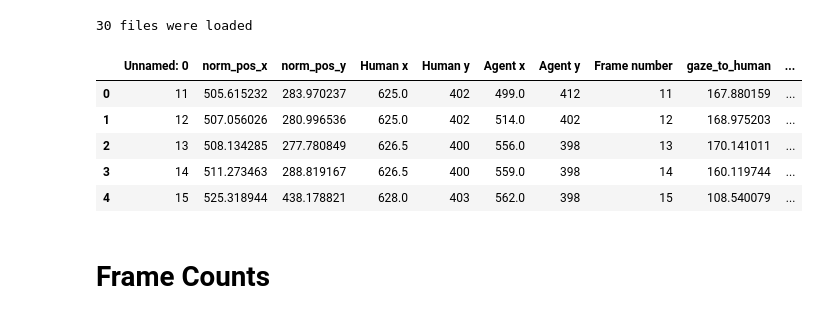
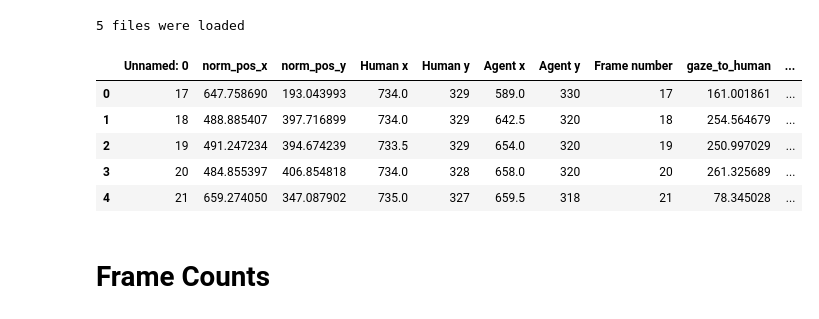
Before and after one commit to lwachowiak/overcooked-demo, a Jupyter notebook: Analysis-Scripts/data_analysis.ipynb, the cells around one changed output. Saved outputs shown, nothing was run; the diff lists cells and outputs as text; code cells hidden in the pictures.

```diff
--- a/Analysis-Scripts/data_analysis.ipynb
+++ b/Analysis-Scripts/data_analysis.ipynb
@@ -5,7 +5,7 @@ import pandas as pd
 path = "gaze_agent_merged/"
 data = {}
 
-for i in range(1,36):
+for i in range(1,6):
     if i not in [11, 24, 26, 32, 34]:
         if i<10:
             participant="P0"+str(i)
@@ -14,23 +14,23 @@ for i in range(1,36):
             data[participant]={}
         # add dict entry
         data[participant]={}
-        data[participant]["000"]=pd.read_csv(path+participant+"_000_merged.csv")
-        data[participant]["001"]=pd.read_csv(path+participant+"_001_merged.csv")
+        data[participant]["000"]=pd.read_csv(path+participant+"_000_merged.csv", sep=";")
+        data[participant]["001"]=pd.read_csv(path+participant+"_001_merged.csv", sep=";")
 # %%
 # check if all 30 are read in
 print(len(data), "files were loaded")
 # %% [output]
-30 files were loaded
+5 files were loaded
 # %%
 # sanity check
-data["P12"]["001"].head()
+data["P01"]["001"].head()
 # %% [output]
 |  | Unnamed: 0 | norm_pos_x | norm_pos_y | Human x | Human y | Agent x | Agent y | Frame number | gaze_to_human | ... |
-| 0 | 11 | 505.615232 | 283.970237 | 625.0 | 402 | 499.0 | 412 | 11 | 167.880159 | ... |
-| 1 | 12 | 507.056026 | 280.996536 | 625.0 | 402 | 514.0 | 402 | 12 | 168.975203 | ... |
-| 2 | 13 | 508.134285 | 277.780849 | 626.5 | 400 | 556.0 | 398 | 13 | 170.141011 | ... |
-| 3 | 14 | 511.273463 | 288.819167 | 626.5 | 400 | 559.0 | 398 | 14 | 160.119744 | ... |
-| 4 | 15 | 525.318944 | 438.178821 | 628.0 | 403 | 562.0 | 398 | 15 | 108.540079 | ... |
+| 0 | 17 | 647.758690 | 193.043993 | 734.0 | 329 | 589.0 | 330 | 17 | 161.001861 | ... |
+| 1 | 18 | 488.885407 | 397.716899 | 734.0 | 329 | 642.5 | 320 | 18 | 254.564679 | ... |
+| 2 | 19 | 491.247234 | 394.674239 | 733.5 | 329 | 654.0 | 320 | 19 | 250.997029 | ... |
+| 3 | 20 | 484.855397 | 406.854818 | 734.0 | 328 | 658.0 | 320 | 20 | 261.325689 | ... |
+| 4 | 21 | 659.274050 | 347.087902 | 735.0 | 327 | 659.5 | 318 | 21 | 78.345028 | ... |
 # %% [markdown]
 # Frame Counts
 # %%
```
Also changed, not shown: parts of 9 cells of this notebook, 1 other file.
